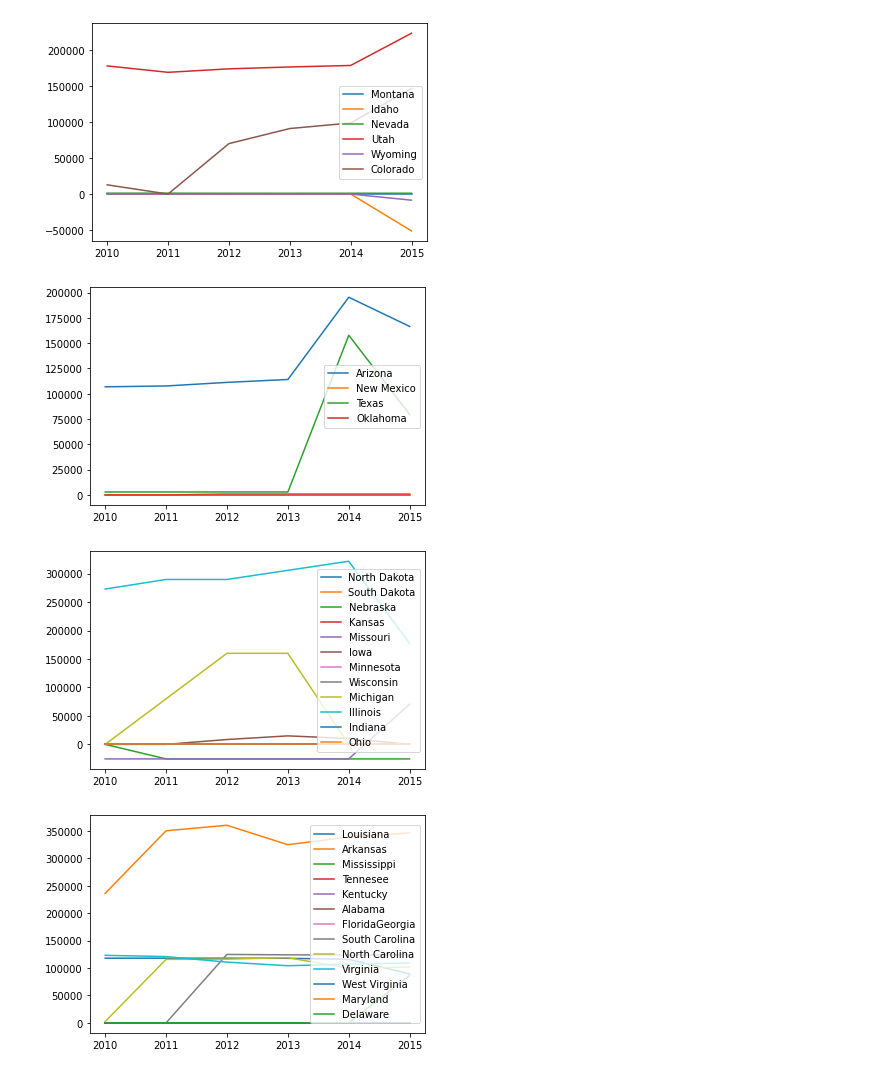
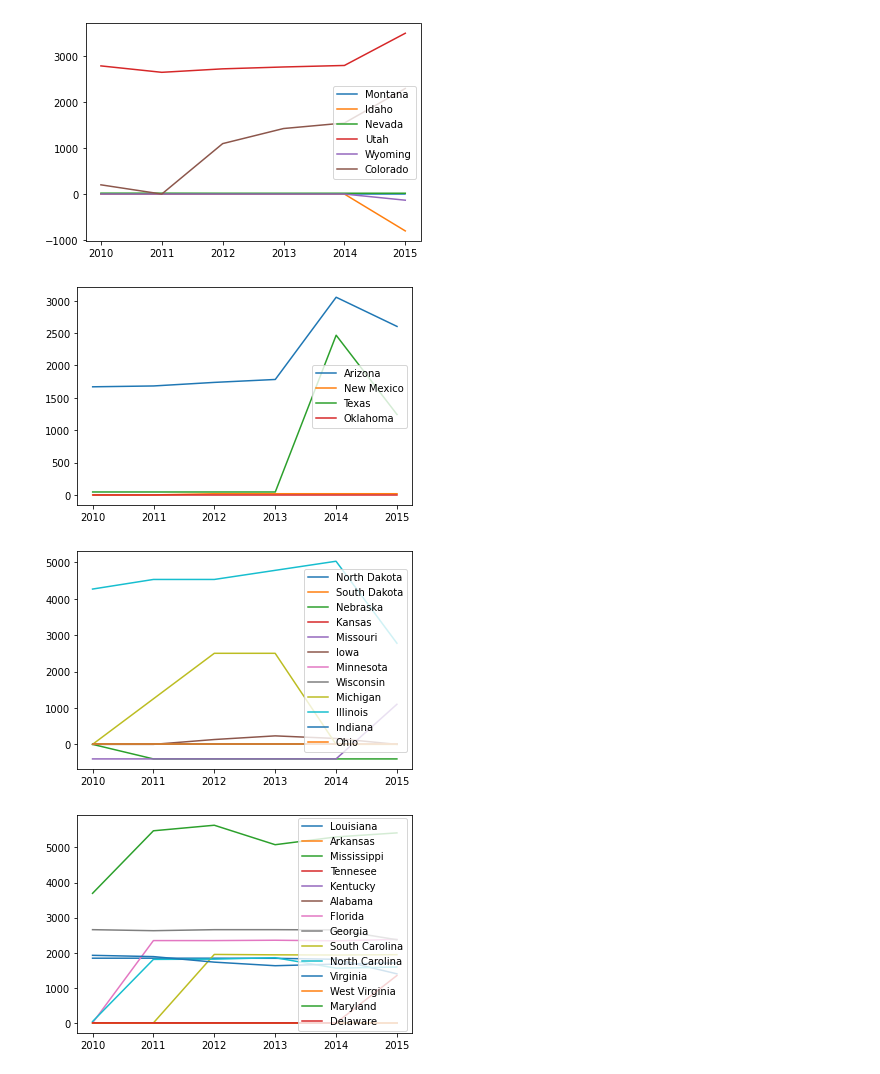
Before and after one commit to Wes90/Climate-DEchangers, a Jupyter notebook: subsidies.ipynb, the cells around one changed output. Cells and saved outputs as stored; diff of their text form; code cells hidden in the pictures.

```diff
--- a/subsidies.ipynb
+++ b/subsidies.ipynb
@@ -25,14 +26,14 @@ raw_df.loc[raw_df['state'] == 'Colorado']
 states = raw_df['state'].unique()
 purchase_incentive = []
 useful_df = pd.DataFrame(columns = {'state','year','subsidies excluding hov','subsidies'})
-# useful_df.append([{'state':'Colorado','year':'2010','incentive amount':2}])
 for state in states:
     state_df = raw_df.loc[raw_df['state'] == state]
     years = state_df['year'].unique()
     for year in years:
         year_df = state_df.loc[state_df['year'] == year]
-        subsidies_excludinghov = year_df['Subsidies_excludinghov'].sum()
-        subsidies = year_df['Subsidies'].sum()
+        # The raw df had 32 cars per state and 2 rows per car so this is getting the average subsidy per car
+        subsidies_excludinghov = (year_df['Subsidies_excludinghov'].mean())
+        subsidies = (year_df['Subsidies'].mean())
         yearly_df = pd.DataFrame([{'state':state,'year':year,'subsidies excluding hov':subsidies_excludinghov,'subsidies':subsidies}])
         useful_df = pd.concat([useful_df,yearly_df])
 useful_df.set_index('state')
@@ -71,24 +76,24 @@ state_graph(pacific)
 rockies = ['Montana','Idaho','Nevada','Utah','Wyoming','Colorado']
 state_graph(rockies)
 # %% [output]
-[figure, old version]
+[figure, new version]
 # %%
 southwest = ['Arizona','New Mexico','Texas','Oklahoma']
 state_graph(southwest)
 # %% [output]
-[figure, old version]
+[figure, new version]
 # %%
 midwest = ['North Dakota','South Dakota','Nebraska','Kansas','Missouri','Iowa','Minnesota','Wisconsin'
            ,'Michigan','Illinois','Indiana','Ohio']
 state_graph(midwest)
 # %% [output]
-[figure, old version]
+[figure, new version]
 # %%
-southeast= ['Louisiana','Arkansas','Mississippi','Tennesee','Kentucky','Alabama','Florida'
+southeast= ['Louisiana','Arkansas','Mississippi','Tennesee','Kentucky','Alabama','Florida',
           'Georgia','South Carolina','North Carolina','Virginia','West Virginia','Maryland','Delaware']
 state_graph(southeast)
 # %% [output]
-[figure, old version]
+[figure, new version]
 # %%
 northeast = ['Pennsylvania','New York','Maine','New Jersey','Vermont','New Hampshire',
             'Rhode Island','Connecticut']
```
Also changed, not shown: parts of 6 cells of this notebook, 2 other files.
